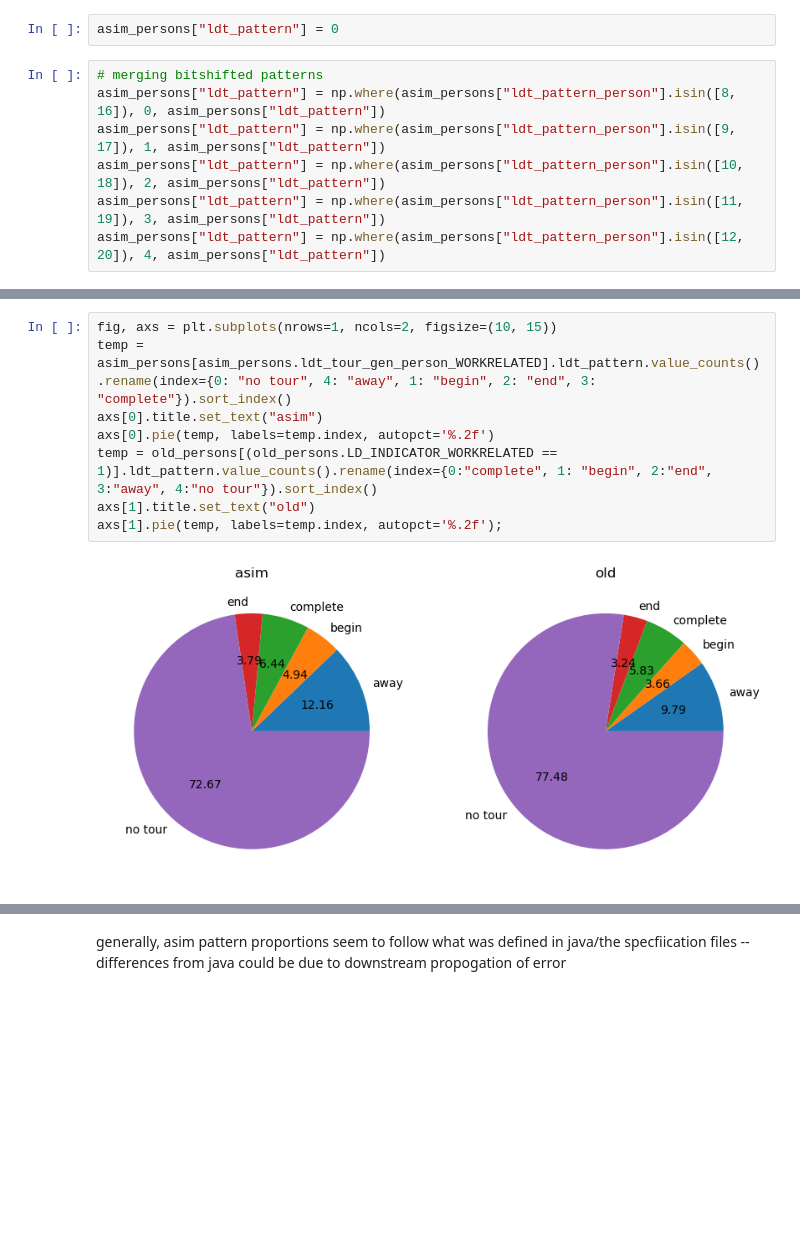
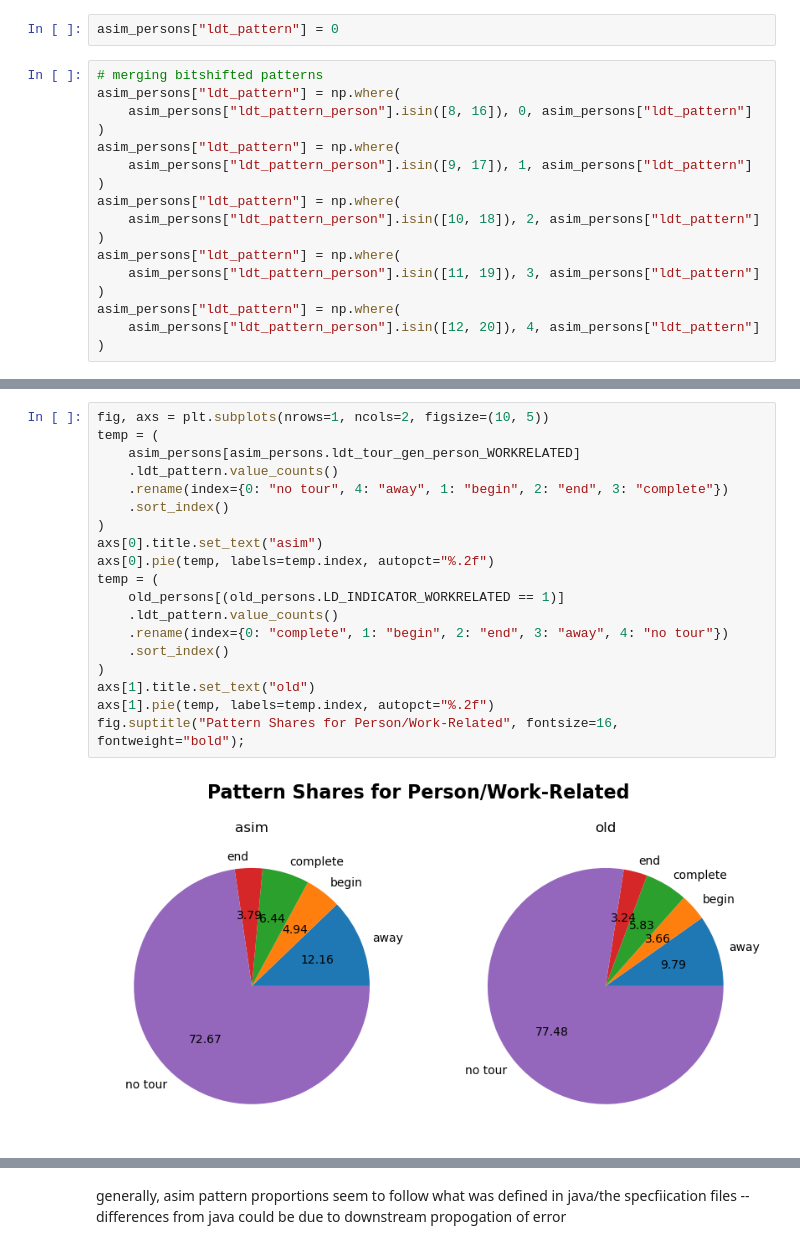
Before and after one commit to SANDAG/activitysim-cvm, a Jupyter notebook: activitysim/examples/prototype_odot_ldt/scripts/aggregate_validation.ipynb, the cells around one changed output, grey strips where cells are left out. Cells and saved outputs as stored; diff of their text form; blank space fills up the shorter version.

```diff
--- a/activitysim/examples/prototype_odot_ldt/scripts/aggregate_validation.ipynb
+++ b/activitysim/examples/prototype_odot_ldt/scripts/aggregate_validation.ipynb
@@ -300,9 +357,19 @@ Name: ldt_pattern, dtype: int64
 asim_persons["ldt_pattern"] = 0
 # %%
 # merging bitshifted patterns
-asim_persons["ldt_pattern"] = np.where(asim_persons["ldt_pattern_person"].isin([8, 16]), 0, asim_persons["ldt_pattern"])
-asim_persons["ldt_pattern"] = np.where(asim_persons["ldt_pattern_person"].isin([9, 17]), 1, asim_persons["ldt_pattern"])
-asim_persons["ldt_pattern"] = np.where(asim_persons["ldt_pattern_person"].isin([10, 18]), 2, asim_persons["ldt_pattern"])
-asim_persons["ldt_pattern"] = np.where(asim_persons["ldt_pattern_person"].isin([11, 19]), 3, asim_persons["ldt_pattern"])
-asim_persons["ldt_pattern"] = np.where(asim_persons["ldt_pattern_person"].isin([12, 20]), 4, asim_persons["ldt_pattern"])
+asim_persons["ldt_pattern"] = np.where(
+    asim_persons["ldt_pattern_person"].isin([8, 16]), 0, asim_persons["ldt_pattern"]
+)
+asim_persons["ldt_pattern"] = np.where(
+    asim_persons["ldt_pattern_person"].isin([9, 17]), 1, asim_persons["ldt_pattern"]
+)
+asim_persons["ldt_pattern"] = np.where(
+    asim_persons["ldt_pattern_person"].isin([10, 18]), 2, asim_persons["ldt_pattern"]
+)
+asim_persons["ldt_pattern"] = np.where(
+    asim_persons["ldt_pattern_person"].isin([11, 19]), 3, asim_persons["ldt_pattern"]
+)
+asim_persons["ldt_pattern"] = np.where(
+    asim_persons["ldt_pattern_person"].isin([12, 20]), 4, asim_persons["ldt_pattern"]
+)
 # %%
@@ -315,13 +386,24 @@ begin        125
 end           96
 Name: ldt_pattern, dtype: int64
 # %%
-fig, axs = plt.subplots(nrows=1, ncols=2, figsize=(10, 15))
-temp = asim_persons[asim_persons.ldt_tour_gen_person_WORKRELATED].ldt_pattern.value_counts().rename(index={0: "no tour", 4: "away", 1: "begin", 2: "end", 3: "complete"}).sort_index()
+fig, axs = plt.subplots(nrows=1, ncols=2, figsize=(10, 5))
+temp = (
+    asim_persons[asim_persons.ldt_tour_gen_person_WORKRELATED]
+    .ldt_pattern.value_counts()
+    .rename(index={0: "no tour", 4: "away", 1: "begin", 2: "end", 3: "complete"})
+    .sort_index()
+)
 axs[0].title.set_text("asim")
-axs[0].pie(temp, labels=temp.index, autopct='%.2f')
-temp = old_persons[(old_persons.LD_INDICATOR_WORKRELATED == 1)].ldt_pattern.value_counts().rename(index={0:"complete", 1: "begin", 2:"end", 3:"away", 4:"no tour"}).sort_index()
+axs[0].pie(temp, labels=temp.index, autopct="%.2f")
+temp = (
+    old_persons[(old_persons.LD_INDICATOR_WORKRELATED == 1)]
+    .ldt_pattern.value_counts()
+    .rename(index={0: "complete", 1: "begin", 2: "end", 3: "away", 4: "no tour"})
+    .sort_index()
+)
 axs[1].title.set_text("old")
-axs[1].pie(temp, labels=temp.index, autopct='%.2f');
+axs[1].pie(temp, labels=temp.index, autopct="%.2f")
+fig.suptitle("Pattern Shares for Person/Work-Related", fontsize=16, fontweight="bold");
 # %% [output]
-[figure, old version]
+[figure, new version]
 # %%
```
Also changed, not shown: parts of 68 cells of this notebook.
